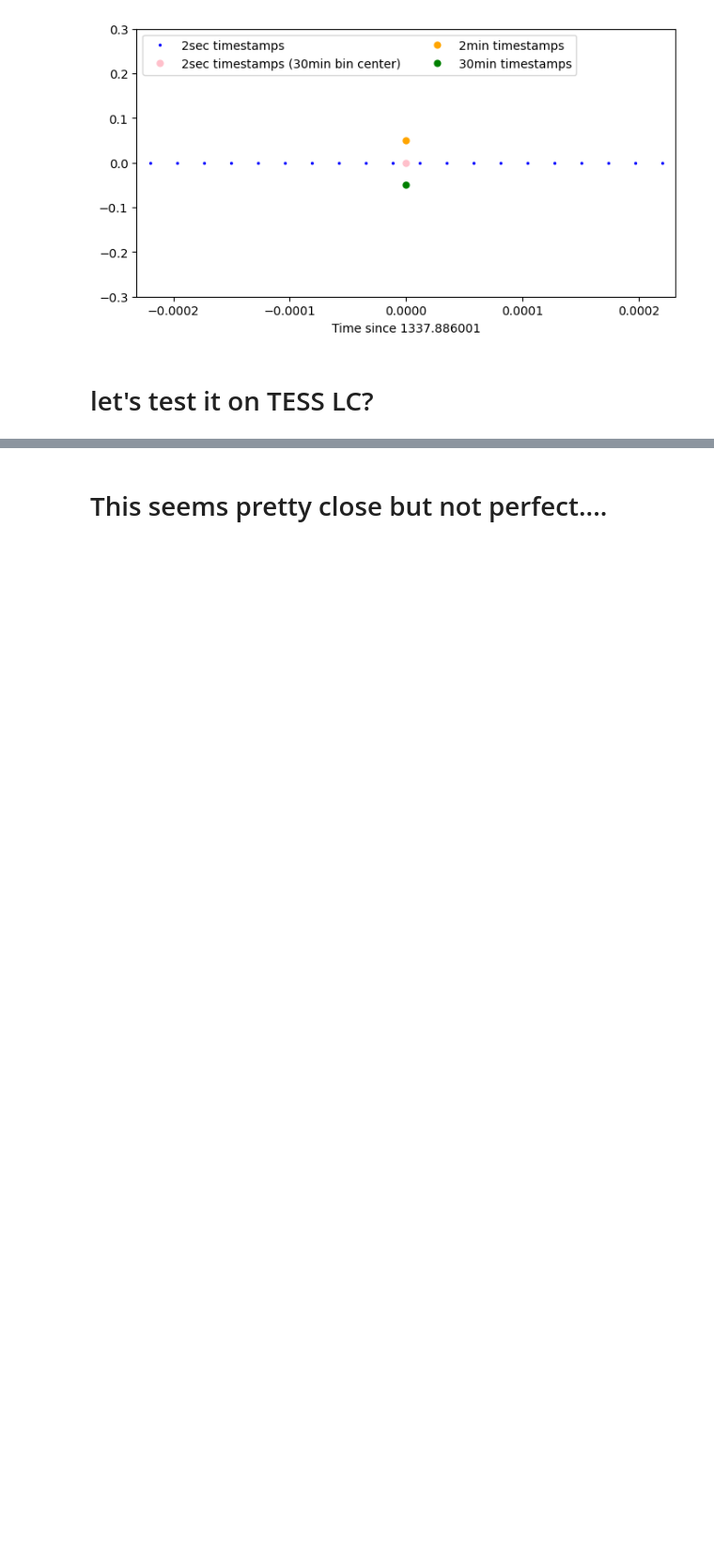
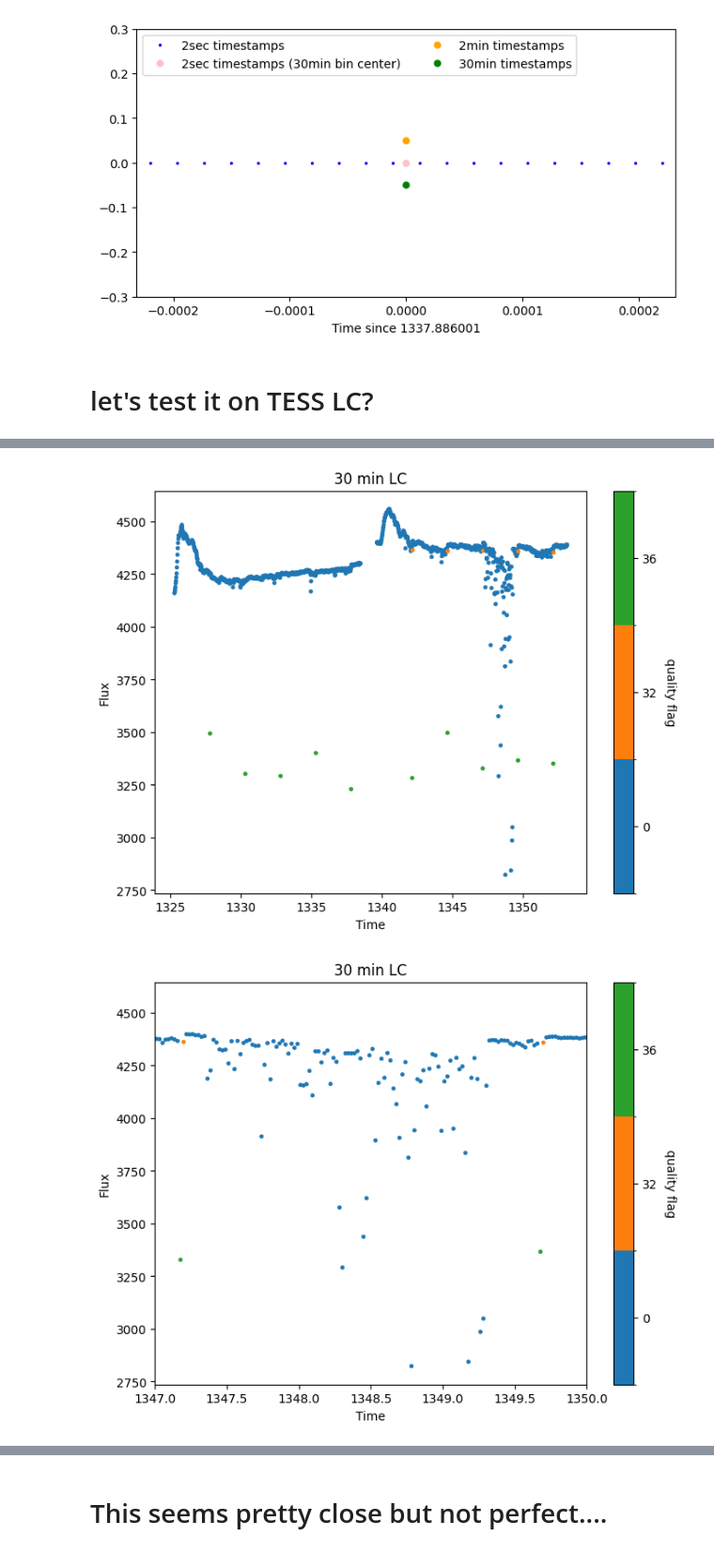
Before and after one commit to daxfeliz/TESS_Quaternion_practice, a Jupyter notebook: quaternion_basics.ipynb, the cells around one changed output, grey strips where cells are left out. Shown at 94% size. Saved outputs shown, nothing was run; the diff lists cells and outputs as text; code cells hidden in the pictures; blank space fills up the shorter version.

```diff
--- a/quaternion_basics.ipynb
+++ b/quaternion_basics.ipynb
@@ -1183,0 +1317,24 @@ plt.show()
+# %%
+fig, ax = scatter_with_discrete_colorbar(x=lc30.time.value,
+                                         y=lc30.flux.value,
+                                         z=lc30.quality.value,
+                                         xlabel='Time', ylabel='Flux',
+                                         title='30 min LC',
+                                         cmap_name='tab10', edgecolor=None,
+                                         s=ms**2,colorbar_title='quality flag')
+# ax.scatter(1348,8000,color='cyan',s=10**2,marker='o',zorder=1000)
+plt.show()
+
+
+fig, ax = scatter_with_discrete_colorbar(x=lc30.time.value,
+                                         y=lc30.flux.value,
+                                         z=lc30.quality.value,
+                                         xlabel='Time', ylabel='Flux',
+                                         title='30 min LC',
+                                         cmap_name='tab10', edgecolor=None,
+                                         s=ms**2,colorbar_title='quality flag')
+ax.set_xlim(1347,1350)
+plt.show()
+# %% [output]
+[figure, added]
+[figure, added]
```
Also changed, not shown: parts of 13 cells of this notebook.
